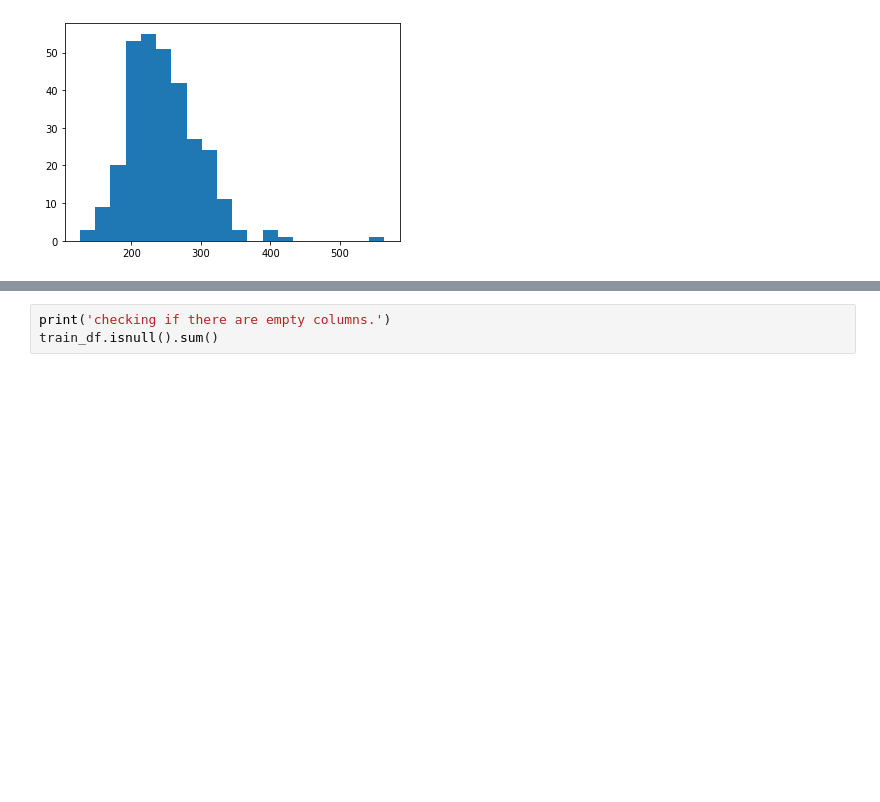
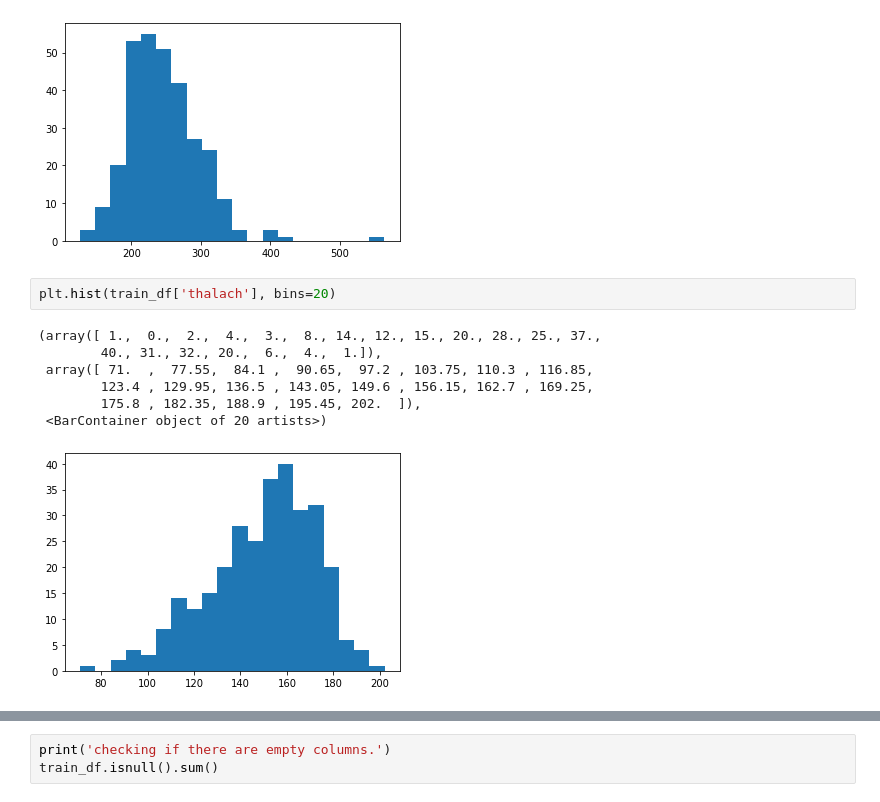
Before and after one commit to tasozgurcem11/possible-hearth-attack, a Jupyter notebook: heart-attack-classification.ipynb, the cells around one changed output, grey strips where cells are left out. Cells and saved outputs as stored; diff of their text form; blank space fills up the shorter version.

Commit message:
add scatter and hist

```diff
--- a/heart-attack-classification.ipynb
+++ b/heart-attack-classification.ipynb
@@ -78,3 +78,13 @@ plt.hist(train_df['chol'], bins=20)
         520.2, 542.1, 564. ]),
  <BarContainer object of 20 artists>)
 [figure]
+# %%
+plt.hist(train_df['thalach'], bins=20)
+# %% [output]
+(array([ 1.,  0.,  2.,  4.,  3.,  8., 14., 12., 15., 20., 28., 25., 37.,
+        40., 31., 32., 20.,  6.,  4.,  1.]),
+ array([ 71.  ,  77.55,  84.1 ,  90.65,  97.2 , 103.75, 110.3 , 116.85,
+        123.4 , 129.95, 136.5 , 143.05, 149.6 , 156.15, 162.7 , 169.25,
+        175.8 , 182.35, 188.9 , 195.45, 202.  ]),
+ <BarContainer object of 20 artists>)
+[figure, added]
```
Also changed, not shown: parts of 1 cell of this notebook.
